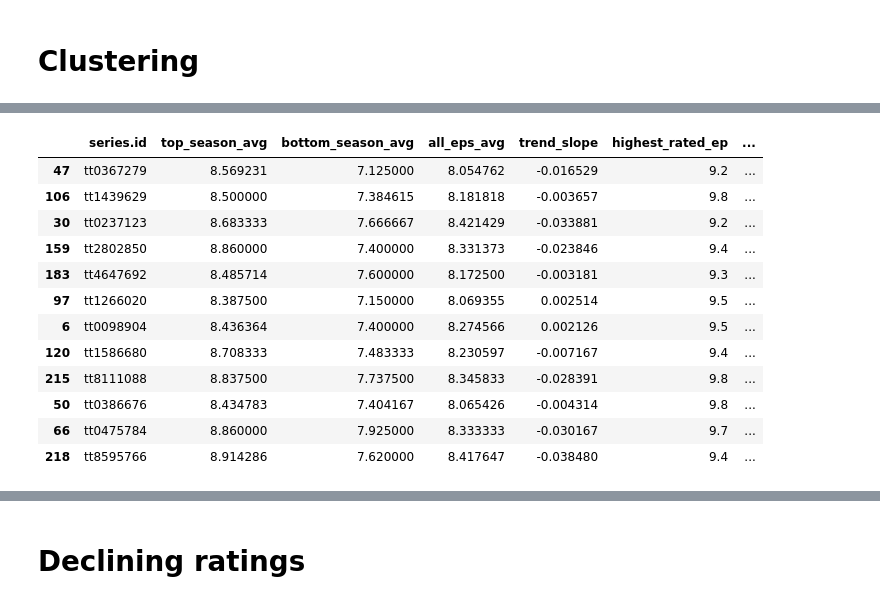
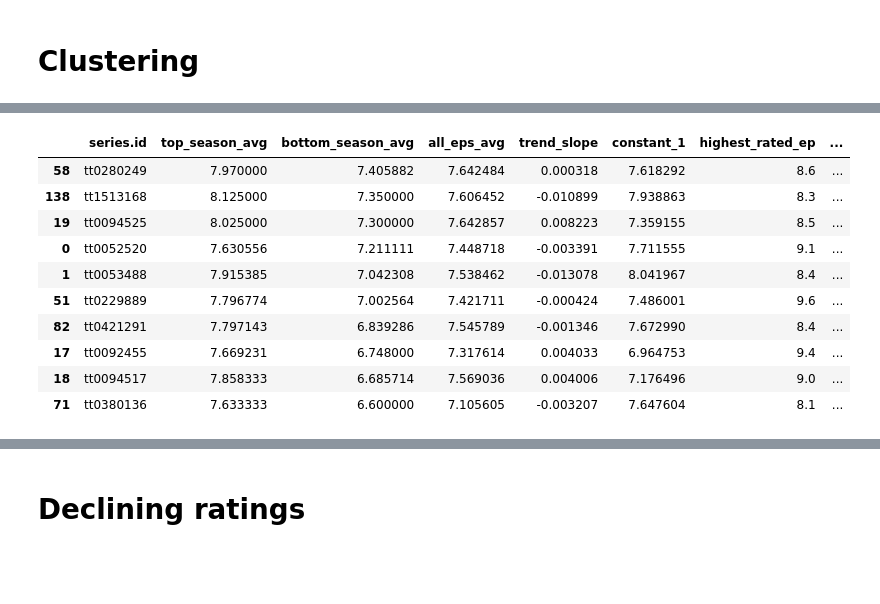
Before and after one commit to benmurphy97/imdb-episodes, a Jupyter notebook: article.ipynb, the cells around one changed output, grey strips where cells are left out. Cells and saved outputs as stored; diff of their text form; code cells hidden in the pictures; blank space fills up the shorter version.

```diff
--- a/article.ipynb
+++ b/article.ipynb
@@ -469,10 +461,6 @@ id_title_lookup = dict(map(lambda i,j : (i,j) , title_keys, title_values))
 
 cluster_df['title'] = cluster_df['series.id'].apply(lambda x: id_title_lookup[x])
 
-cluster_df = cluster_df.loc[cluster_df['n_seasons'] >= 3]
-
-cluster_df = cluster_df.loc[cluster_df['n_episodes'] <= 250]
-
 cluster_df['top_bottom_season_gap'] = cluster_df['top_season_avg'] - cluster_df['bottom_season_avg']
 
 cluster_df.sort_values(by='n_seasons')
@@ -499,0 +493,19 @@ Index(['series.id', 'top_season_avg', 'bottom_season_avg', 'all_eps_avg',
+# %%
+cluster_cols = ['top_season_avg', 'bottom_season_avg', 'top_bottom_season_gap',
+                'all_eps_avg', #  'n_seasons',
+               'trend_slope', 'constant_1',
+                'highest_rated_ep', 'lowest_rated_ep']
+
+X = cluster_df[cluster_cols]
+
+X.rename(columns={'title': 'Title',
+                 'top_season_avg': 'Highest Season Average',
+                 'bottom_season_avg': 'Lowest Season Average',
+                 'top_bottom_season_gap': 'Season Average Difference',
+                 'all_eps_avg': 'All Episodes Average',
+                 'trend_slope': 'Episode Rating Slope',
+                 'constant_1': 'Episode Rating Y Intercept',
+                 'highest_rated_ep': 'Highest Rated Episode',
+                 'lowest_rated_ep': 'Lowest Rated Episode'}, inplace=True)
+
+# round(X.loc[X['Title'].isin(['The Sopranos', 'The Wire', 'Succession', 'Doctor Who', 'Dark'])].sort_values(by='All Episodes Average', ascending=False).head(5), 2)
@@ -541,23 +582,22 @@ plt.show()
 # %%
 
+scaler = StandardScaler()
+X_std = scaler.fit_transform(X)
 
-# pca = PCA(n_components=4)
-# pca.fit(X_std)
-# X_pca = pca.transform(X_std)
+pca = PCA(n_components=5)
+pca.fit(X_std)
+X_pca = pca.transform(X_std)
 
+hier = AgglomerativeClustering(n_clusters=9, metric='euclidean', linkage='ward')
+hier.fit(X_pca)
 
-# kmeans = KMeans(n_clusters=7, random_state=0, n_init="auto").fit(X_pca)
-# labels = kmeans.labels_
-
-
-hier = AgglomerativeClustering(n_clusters=7).fit(X_pca)
 labels = hier.labels_
 
 
 cluster_df['labels'] = labels
 
-plt.figure(figsize=(6,6))
-sns.scatterplot(x=cluster_df['highest_rated_ep'],
+plt.figure(figsize=(4,4))
+sns.scatterplot(x=cluster_df['bottom_season_avg'],
                 y=cluster_df['top_season_avg'],
                 hue=labels,
                 palette='bright')
@@ -603,16 +636,14 @@ cluster_df.groupby('labels')[cluster_cols].mean().round(3)
 # %%
-cluster_df.loc[cluster_df['labels'].isin([6])].sort_values(by=['labels', 'title'], ascending=[True, True])
+cluster_df.loc[cluster_df['labels'].isin([1])].sort_values(by=['labels', 'bottom_season_avg'], ascending=[True, False])
 # %% [output]
-|  | series.id | top_season_avg | bottom_season_avg | all_eps_avg | trend_slope | highest_rated_ep | ... |
-| 47 | tt0367279 | 8.569231 | 7.125000 | 8.054762 | -0.016529 | 9.2 | ... |
-| 106 | tt1439629 | 8.500000 | 7.384615 | 8.181818 | -0.003657 | 9.8 | ... |
-| 30 | tt0237123 | 8.683333 | 7.666667 | 8.421429 | -0.033881 | 9.2 | ... |
-| 159 | tt2802850 | 8.860000 | 7.400000 | 8.331373 | -0.023846 | 9.4 | ... |
-| 183 | tt4647692 | 8.485714 | 7.600000 | 8.172500 | -0.003181 | 9.3 | ... |
-| 97 | tt1266020 | 8.387500 | 7.150000 | 8.069355 | 0.002514 | 9.5 | ... |
-| 6 | tt0098904 | 8.436364 | 7.400000 | 8.274566 | 0.002126 | 9.5 | ... |
-| 120 | tt1586680 | 8.708333 | 7.483333 | 8.230597 | -0.007167 | 9.4 | ... |
-| 215 | tt8111088 | 8.837500 | 7.737500 | 8.345833 | -0.028391 | 9.8 | ... |
-| 50 | tt0386676 | 8.434783 | 7.404167 | 8.065426 | -0.004314 | 9.8 | ... |
-| 66 | tt0475784 | 8.860000 | 7.925000 | 8.333333 | -0.030167 | 9.7 | ... |
-| 218 | tt8595766 | 8.914286 | 7.620000 | 8.417647 | -0.038480 | 9.4 | ... |
+|  | series.id | top_season_avg | bottom_season_avg | all_eps_avg | trend_slope | constant_1 | highest_rated_ep | ... |
+| 58 | tt0280249 | 7.970000 | 7.405882 | 7.642484 | 0.000318 | 7.618292 | 8.6 | ... |
+| 138 | tt1513168 | 8.125000 | 7.350000 | 7.606452 | -0.010899 | 7.938863 | 8.3 | ... |
+| 19 | tt0094525 | 8.025000 | 7.300000 | 7.642857 | 0.008223 | 7.359155 | 8.5 | ... |
+| 0 | tt0052520 | 7.630556 | 7.211111 | 7.448718 | -0.003391 | 7.711555 | 9.1 | ... |
+| 1 | tt0053488 | 7.915385 | 7.042308 | 7.538462 | -0.013078 | 8.041967 | 8.4 | ... |
+| 51 | tt0229889 | 7.796774 | 7.002564 | 7.421711 | -0.000424 | 7.486001 | 9.6 | ... |
+| 82 | tt0421291 | 7.797143 | 6.839286 | 7.545789 | -0.001346 | 7.672990 | 8.4 | ... |
+| 17 | tt0092455 | 7.669231 | 6.748000 | 7.317614 | 0.004033 | 6.964753 | 9.4 | ... |
+| 18 | tt0094517 | 7.858333 | 6.685714 | 7.569036 | 0.004006 | 7.176496 | 9.0 | ... |
+| 71 | tt0380136 | 7.633333 | 6.600000 | 7.105605 | -0.003207 | 7.647604 | 8.1 | ... |
```
Also changed, not shown: parts of 38 cells of this notebook.
